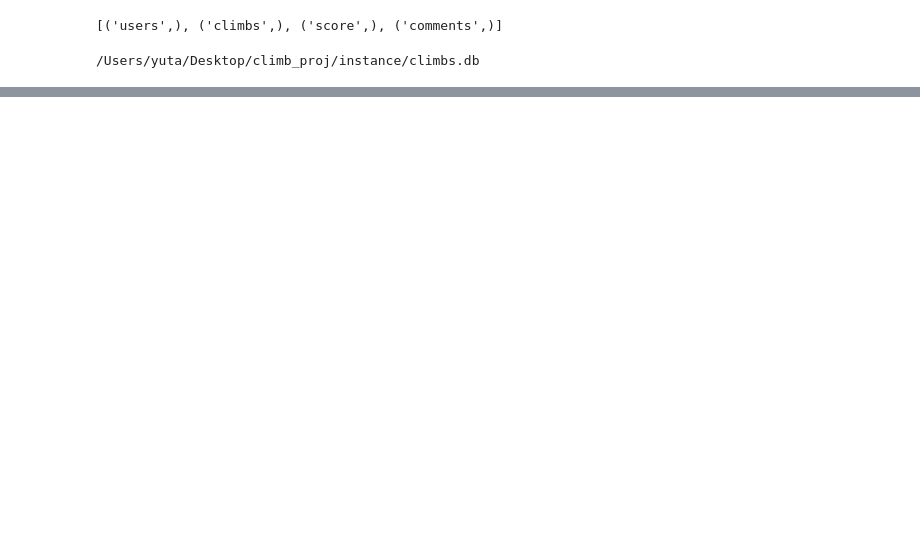
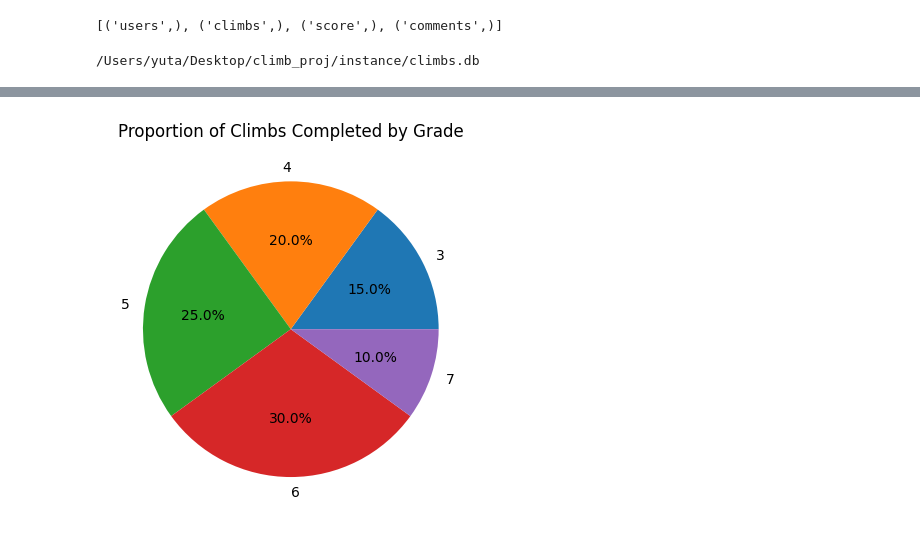
Before and after one commit to TOTO-TOILET/climb_log, a Jupyter notebook: data.ipynb, the cells around one changed output, grey strips where cells are left out. Cells and saved outputs as stored; diff of their text form; code cells hidden in the pictures; blank space fills up the shorter version.

```diff
--- a/data.ipynb
+++ b/data.ipynb
@@ -145,0 +206,17 @@ score_df
+# %%
+user_climbs = climbs_df[climbs_df['upload_author_id'] == 3]
+filtered_users_climbs = user_climbs[user_climbs['completed'] == True]
+total_grade_completed = filtered_users_climbs.groupby('grade').count()
+plt.pie(
+    total_grade_completed['id'],  # Values: count of completed climbs
+    labels=total_grade_completed.index,  # Labels: grades
+    autopct='%1.1f%%'  # Display percentages
+)
+
+# Add a title
+plt.title('Proportion of Climbs Completed by Grade')
+
+# Display the chart
+plt.show()
+# %% [output]
+[figure, added]
```
Also changed, not shown: parts of 12 cells of this notebook, 2 other files.
